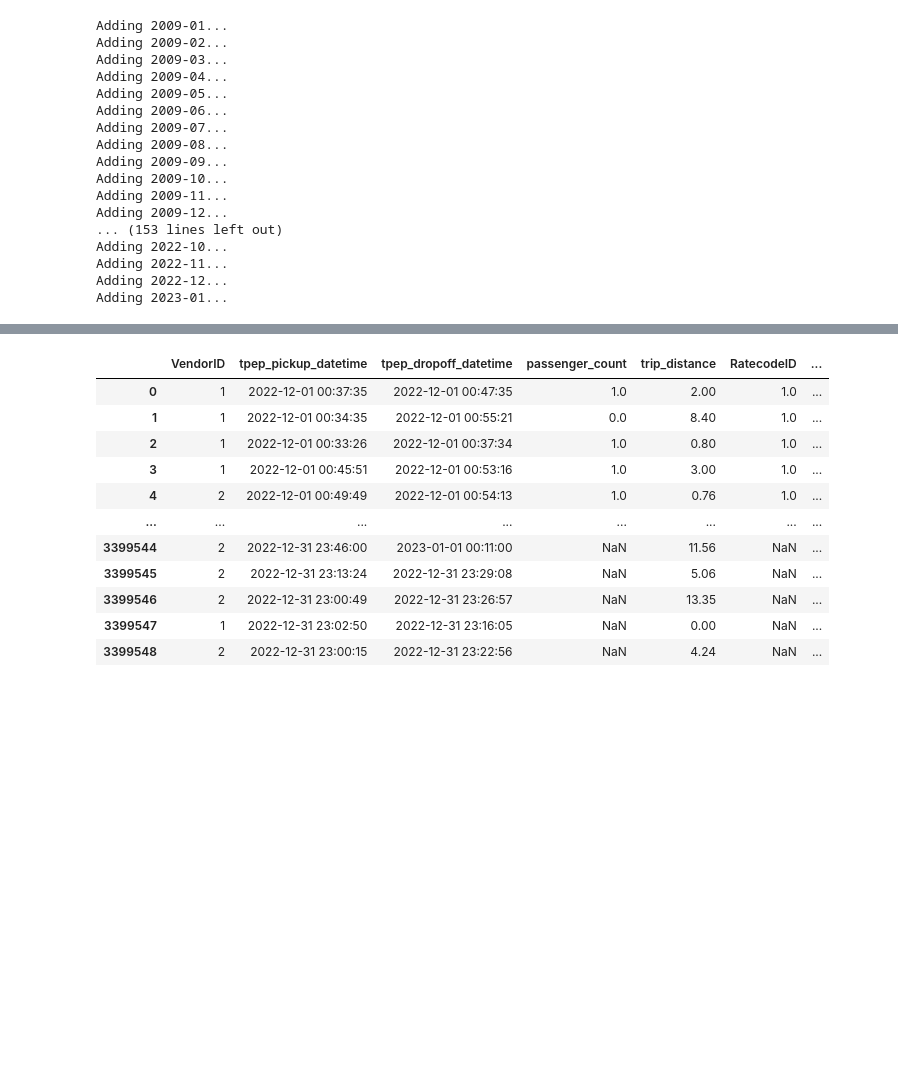
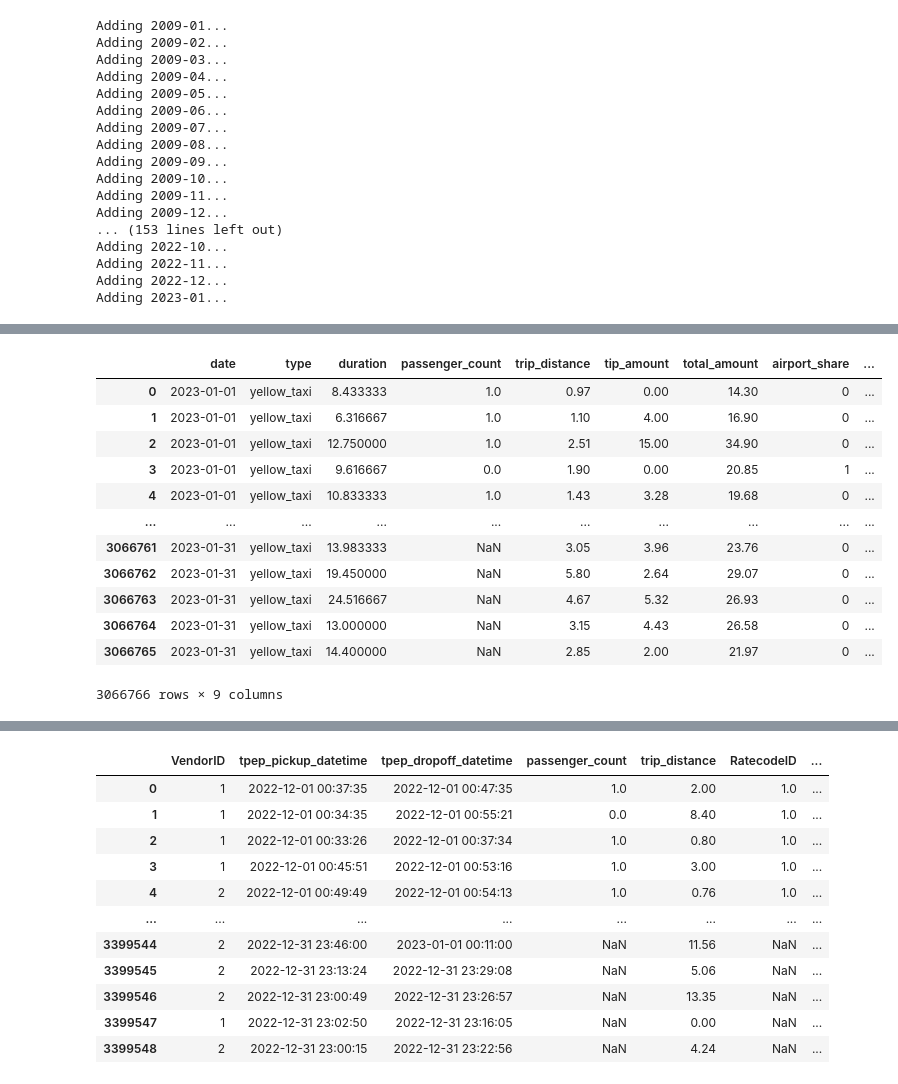
Before and after one commit to tomweinandy/AIinPowerBI, a Jupyter notebook: clean_taxi_data.ipynb, the cells around one changed output, grey strips where cells are left out. Saved outputs shown, nothing was run; the diff lists cells and outputs as text; code cells hidden in the pictures; blank space fills up the shorter version.

```diff
--- a/clean_taxi_data.ipynb
+++ b/clean_taxi_data.ipynb
@@ -141,0 +181,20 @@ data #.to_csv('data.csv')
+# %%
+len(df[df['passenger_count']==0])/len(df)
+
+# Replace all values not within
+# df.loc[(df['passenger_count'] <= 0) | (df['passenger_count'] > 100), 'passenger_count'] = np.nan
+df
+# %% [output]
+|  | date | type | duration | passenger_count | trip_distance | tip_amount | total_amount | airport_share | ... |
+| 0 | 2023-01-01 | yellow_taxi | 8.433333 | 1.0 | 0.97 | 0.00 | 14.30 | 0 | ... |
+| 1 | 2023-01-01 | yellow_taxi | 6.316667 | 1.0 | 1.10 | 4.00 | 16.90 | 0 | ... |
+| 2 | 2023-01-01 | yellow_taxi | 12.750000 | 1.0 | 2.51 | 15.00 | 34.90 | 0 | ... |
+| 3 | 2023-01-01 | yellow_taxi | 9.616667 | 0.0 | 1.90 | 0.00 | 20.85 | 1 | ... |
+| 4 | 2023-01-01 | yellow_taxi | 10.833333 | 1.0 | 1.43 | 3.28 | 19.68 | 0 | ... |
+| ... | ... | ... | ... | ... | ... | ... | ... | ... | ... |
+| 3066761 | 2023-01-31 | yellow_taxi | 13.983333 | NaN | 3.05 | 3.96 | 23.76 | 0 | ... |
+| 3066762 | 2023-01-31 | yellow_taxi | 19.450000 | NaN | 5.80 | 2.64 | 29.07 | 0 | ... |
+| 3066763 | 2023-01-31 | yellow_taxi | 24.516667 | NaN | 4.67 | 5.32 | 26.93 | 0 | ... |
+| 3066764 | 2023-01-31 | yellow_taxi | 13.000000 | NaN | 3.15 | 4.43 | 26.58 | 0 | ... |
+| 3066765 | 2023-01-31 | yellow_taxi | 14.400000 | NaN | 2.85 | 2.00 | 21.97 | 0 | ... |
+3066766 rows × 9 columns
```
Also changed, not shown: parts of 10 cells of this notebook.
